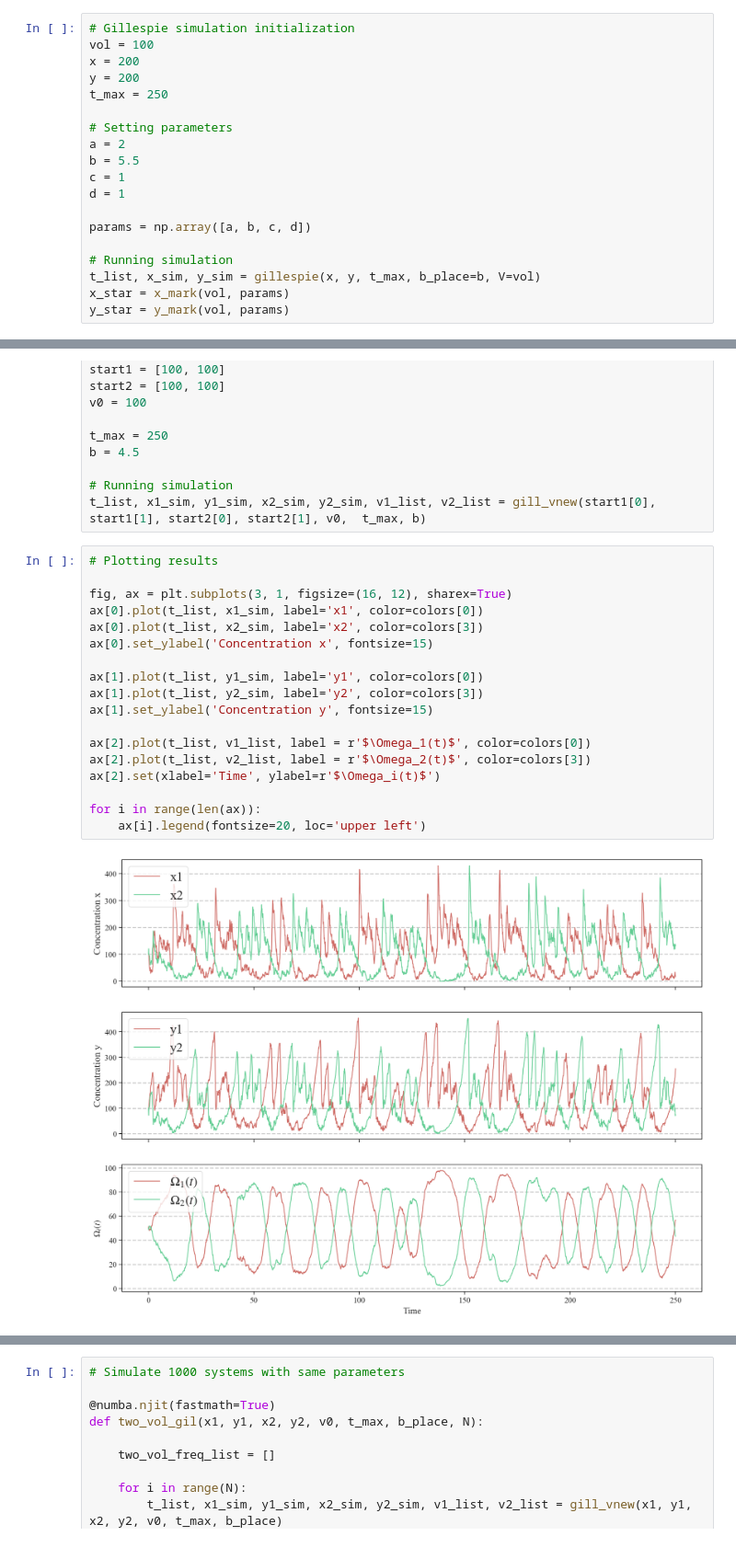
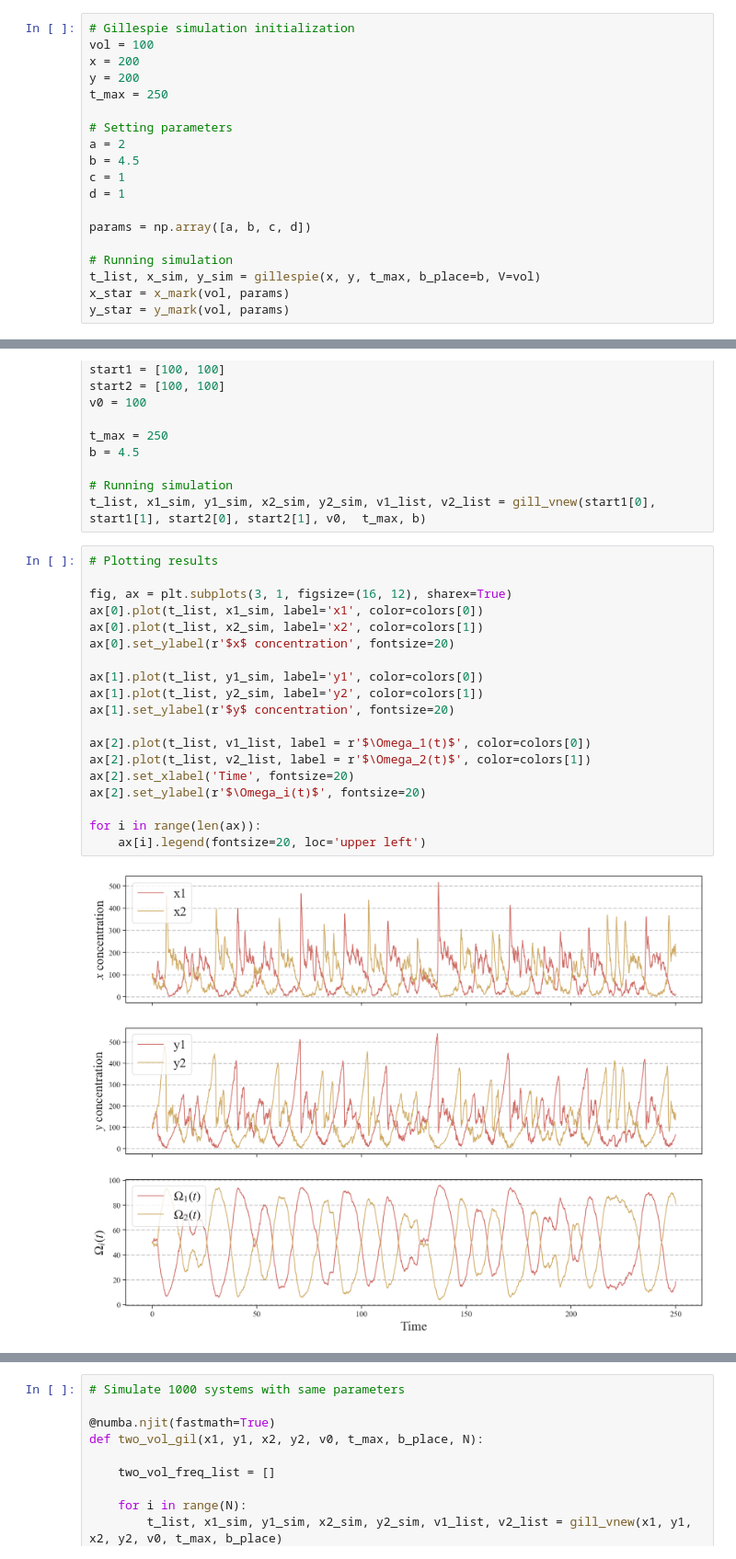
Before and after one commit to nielsdavidsen/PUK_2024, a Jupyter notebook: gillespie_sim.ipynb, the cells around one changed output, grey strips where cells are left out. Shown at 92% size. Drawn from its saved outputs; the diff is of its cells as text.

```diff
--- a/gillespie_sim.ipynb
+++ b/gillespie_sim.ipynb
@@ -132,7 +131,7 @@ t_max = 250
 
 # Setting parameters
 a = 2
-b = 5.5
+b = 4.5
 c = 1
 d = 1
 
@@ -602,23 +610,24 @@ t_list, x1_sim, y1_sim, x2_sim, y2_sim, v1_list, v2_list = gill_vnew(start1[0],
 # %%
 # Plotting results
 
 fig, ax = plt.subplots(3, 1, figsize=(16, 12), sharex=True)
 ax[0].plot(t_list, x1_sim, label='x1', color=colors[0])
-ax[0].plot(t_list, x2_sim, label='x2', color=colors[3])
-ax[0].set_ylabel('Concentration x', fontsize=15)
+ax[0].plot(t_list, x2_sim, label='x2', color=colors[1])
+ax[0].set_ylabel(r'$x$ concentration', fontsize=20)
 
 ax[1].plot(t_list, y1_sim, label='y1', color=colors[0])
-ax[1].plot(t_list, y2_sim, label='y2', color=colors[3])
-ax[1].set_ylabel('Concentration y', fontsize=15)
+ax[1].plot(t_list, y2_sim, label='y2', color=colors[1])
+ax[1].set_ylabel(r'$y$ concentration', fontsize=20)
 
 ax[2].plot(t_list, v1_list, label = r'$\Omega_1(t)$', color=colors[0])
-ax[2].plot(t_list, v2_list, label = r'$\Omega_2(t)$', color=colors[3])
-ax[2].set(xlabel='Time', ylabel=r'$\Omega_i(t)$')
+ax[2].plot(t_list, v2_list, label = r'$\Omega_2(t)$', color=colors[1])
+ax[2].set_xlabel('Time', fontsize=20)
+ax[2].set_ylabel(r'$\Omega_i(t)$', fontsize=20)
 
 for i in range(len(ax)):
     ax[i].legend(fontsize=20, loc='upper left')
 # %% [output]
-[figure, old version]
+[figure, new version]
 # %%
 # Finding frequency for the volume signals
 
```
Also changed, not shown: parts of 8 cells of this notebook, 1 other file.
